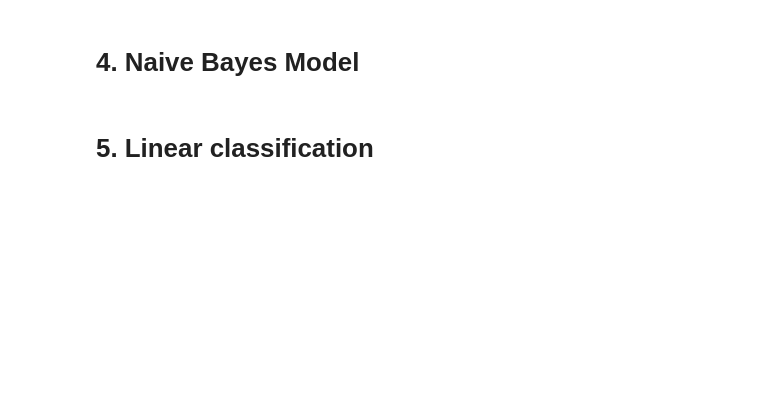
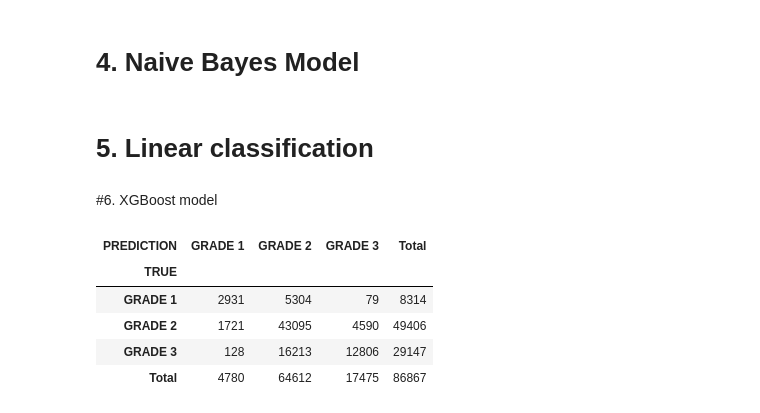
Before and after one commit to namanjn1988/EarthQuakeDamage, a Jupyter notebook: EarthQuakePrediction.ipynb, the cells around one changed output. Saved outputs shown, nothing was run; the diff lists cells and outputs as text; code cells hidden in the pictures; blank space fills up the shorter version.

```diff
--- a/EarthQuakePrediction.ipynb
+++ b/EarthQuakePrediction.ipynb
@@ -200,7 +207,7 @@ regressor.fit(X_train, y_train)
 # Predicting a new result
 y_pred = np.round(regressor.predict(X_test))
 # %%
-update_metric('RandomForestRegressor', y_pred, y_test)
+update_metric('RFRegressor', y_pred, y_test)
 # %% [markdown]
 # 3. Random Forest Classification Model
 # %%
@@ -222,7 +229,7 @@ CMatric(CM)
 | GRADE 3 | 263 | 12845 | 16039 | 29147 |
 | Total | 7037 | 57449 | 22381 | 86867 |
 # %%
-update_metric('RandomForestClassifior', y_pred, y_test)
+update_metric('RF_Classifior', y_pred, y_test)
 # %%
 metrics
 # %% [output]
@@ -254,3 +261,23 @@ classifier.fit(X_train, y_train)
 y_pred = np.round(classifier.predict(X_test))
 # %%
 update_metric('Linear', y_pred, y_test)
+# %% [markdown]
+#6.  XGBoost model
+# %%
+# Fitting XGBoost to the Training set
+from xgboost import XGBClassifier
+classifier = XGBClassifier()
+classifier.fit(X_train, y_train)
+
+# Predicting the Test set results
+y_pred = classifier.predict(X_test)
+# %%
+CM = confusion_matrix(y_pred=y_pred, y_true=y_test)
+CMatric(CM)
+# %% [output]
+| PREDICTION | GRADE 1 | GRADE 2 | GRADE 3 | Total |
+| TRUE |  |  |  |  |
+| GRADE 1 | 2931 | 5304 | 79 | 8314 |
+| GRADE 2 | 1721 | 43095 | 4590 | 49406 |
+| GRADE 3 | 128 | 16213 | 12806 | 29147 |
+| Total | 4780 | 64612 | 17475 | 86867 |
```
Also changed, not shown: parts of 11 cells of this notebook.
